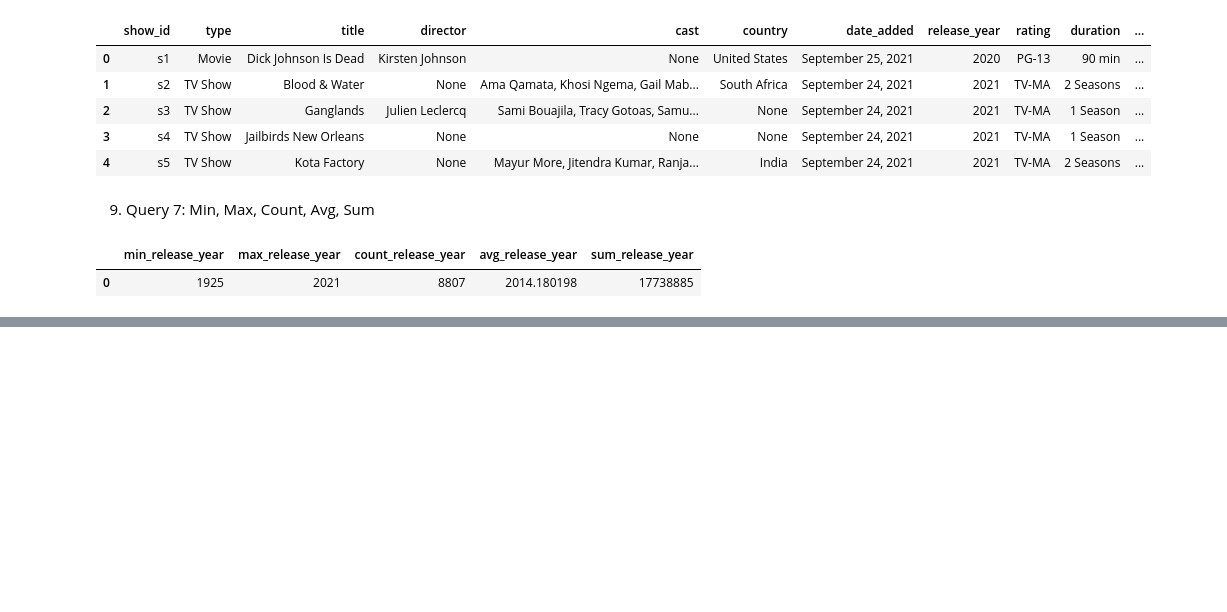
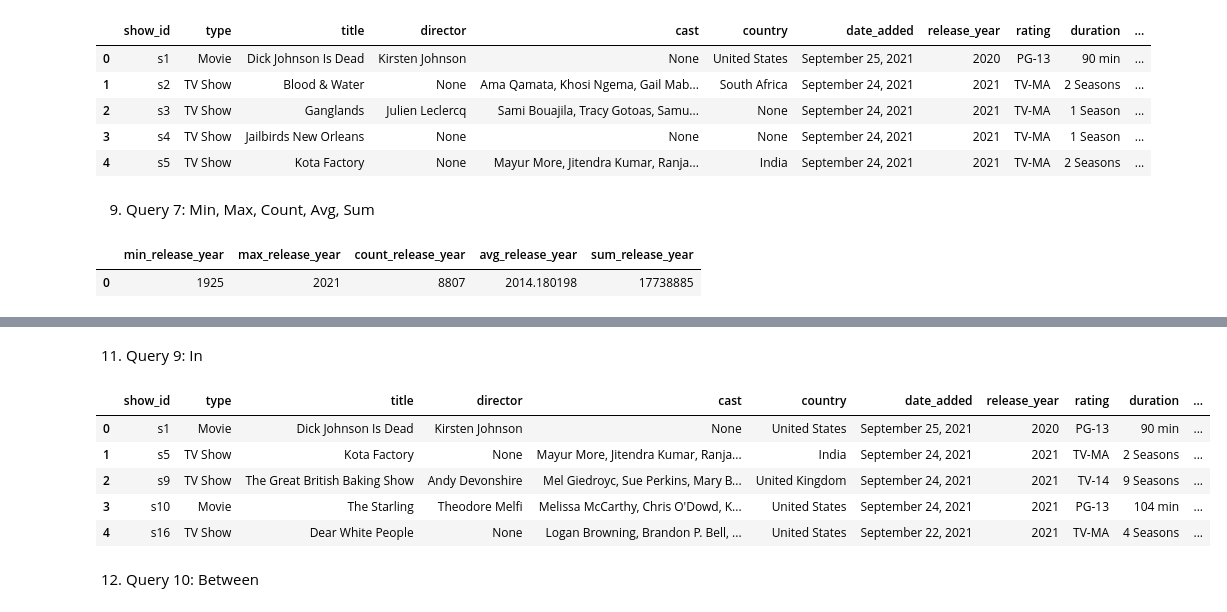
Before and after one commit to Somerillo/DI-Bootcamp, a Jupyter notebook: week10/day4/mini-project 2/mini-project2 netflix SQL.ipynb, the cells around one changed output, grey strips where cells are left out. Saved outputs shown, nothing was run; the diff lists cells and outputs as text; code cells hidden in the pictures; blank space fills up the shorter version.

Commit message:
w10 advanced SQL - mini project 2, netflix

```diff
--- a/week10/day4/mini-project 2/mini-project2 netflix SQL.ipynb
+++ b/week10/day4/mini-project 2/mini-project2 netflix SQL.ipynb
@@ -180,0 +201,22 @@ df.head()
+# %% [markdown]
+11. Query 9: In
+# %%
+# Write and execute a SQL query to select records where the country is in a specific list.
+query = """
+SELECT *
+FROM netflix
+WHERE country IN ('United States', 'United Kingdom', 'India')
+"""
+
+# Execute the query
+df = pd.read_sql_query(query, conn)
+df.head()
+# %% [output]
+|  | show_id | type | title | director | cast | country | date_added | release_year | rating | duration | ... |
+| 0 | s1 | Movie | Dick Johnson Is Dead | Kirsten Johnson | None | United States | September 25, 2021 | 2020 | PG-13 | 90 min | ... |
+| 1 | s5 | TV Show | Kota Factory | None | Mayur More, Jitendra Kumar, Ranja... | India | September 24, 2021 | 2021 | TV-MA | 2 Seasons | ... |
+| 2 | s9 | TV Show | The Great British Baking Show | Andy Devonshire | Mel Giedroyc, Sue Perkins, Mary B... | United Kingdom | September 24, 2021 | 2021 | TV-14 | 9 Seasons | ... |
+| 3 | s10 | Movie | The Starling | Theodore Melfi | Melissa McCarthy, Chris O'Dowd, K... | United States | September 24, 2021 | 2021 | PG-13 | 104 min | ... |
+| 4 | s16 | TV Show | Dear White People | None | Logan Browning, Brandon P. Bell, ... | United States | September 22, 2021 | 2021 | TV-MA | 4 Seasons | ... |
+# %% [markdown]
+12. Query 10: Between
```
Also changed, not shown: parts of 19 cells of this notebook.
